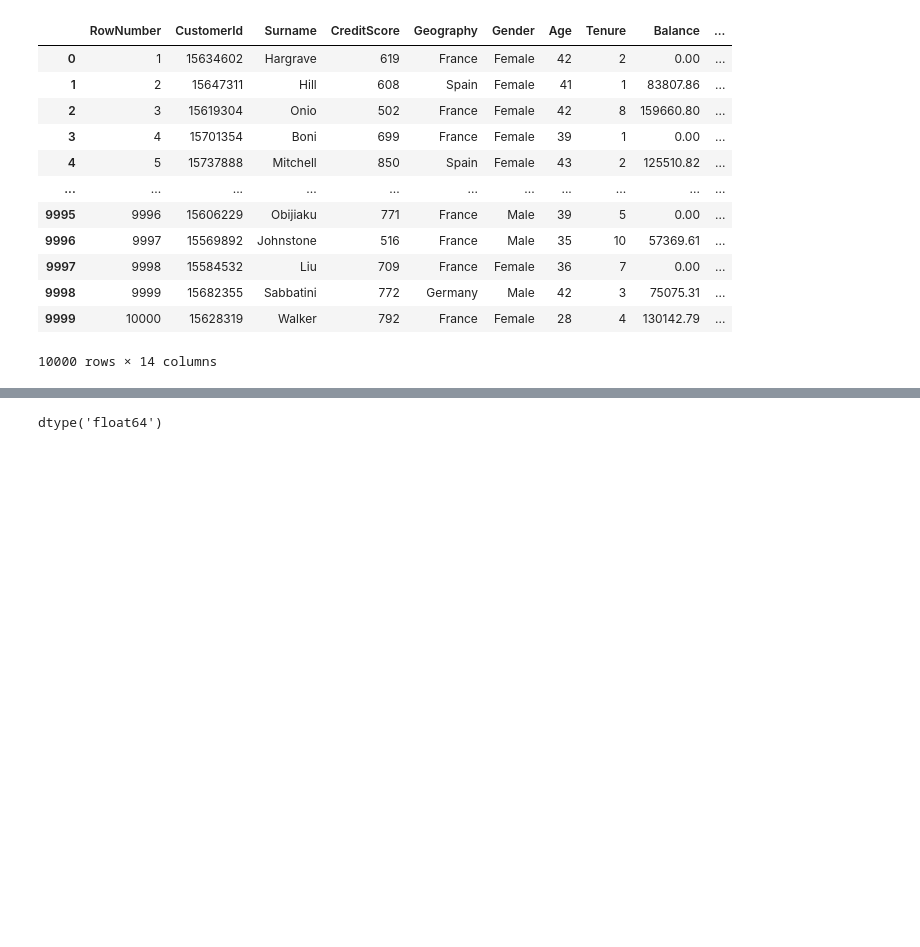
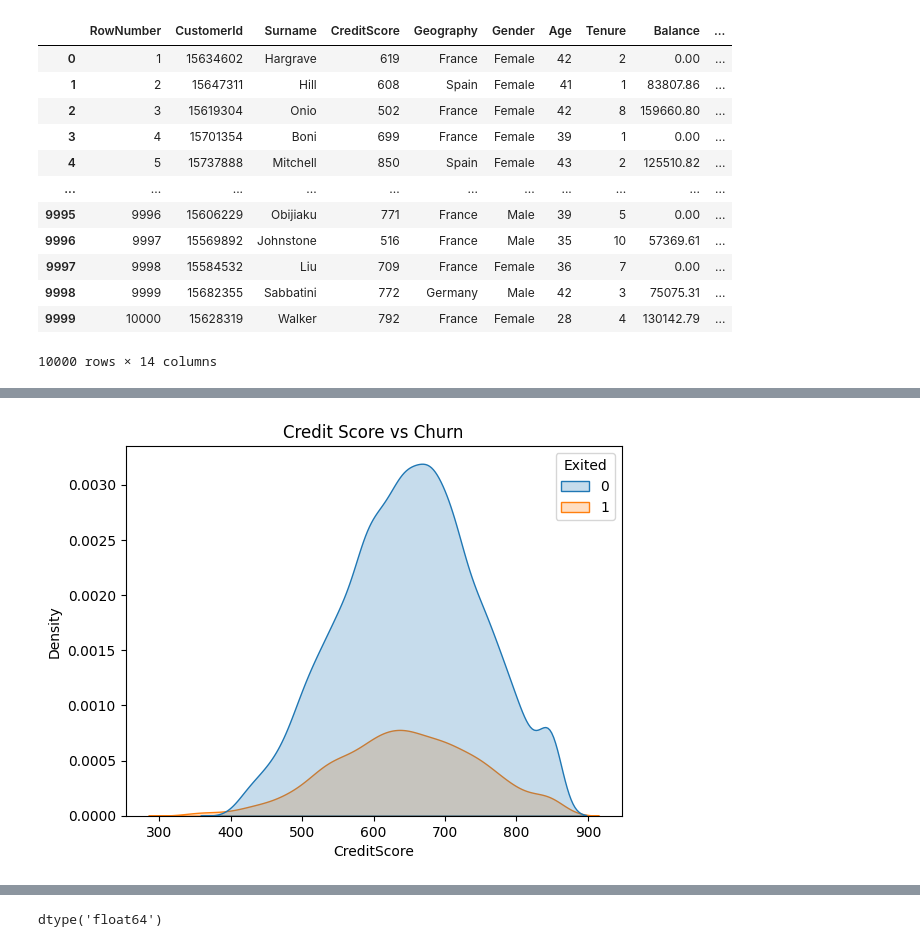
Before and after one commit to severussnape19/Deep_Learning, a Jupyter notebook: Practice/Churn_bank.ipynb, the cells around one changed output, grey strips where cells are left out. Cells and saved outputs as stored; diff of their text form; code cells hidden in the pictures; blank space fills up the shorter version.

```diff
--- a/Practice/Churn_bank.ipynb
+++ b/Practice/Churn_bank.ipynb
@@ -31,0 +45,6 @@ dataset
+# %%
+sns.kdeplot(data=dataset, x="CreditScore", hue="Exited", fill=True)
+plt.title("Credit Score vs Churn")
+plt.show()
+# %% [output]
+[figure, added]
```
Also changed, not shown: parts of 12 cells of this notebook.
